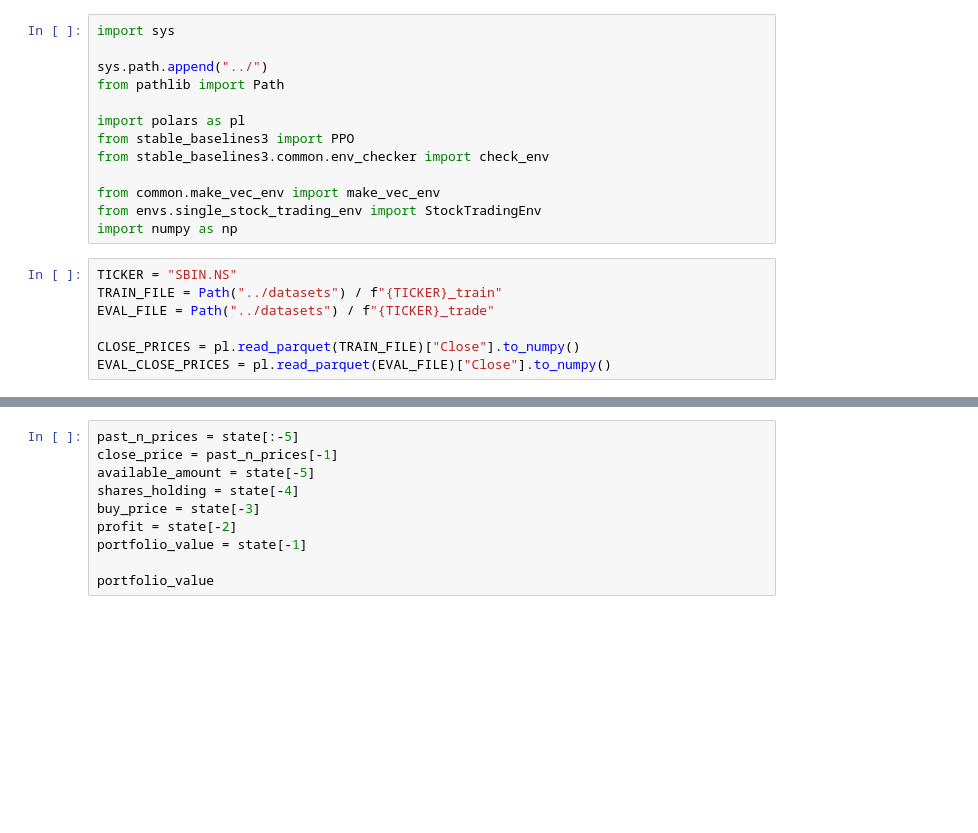
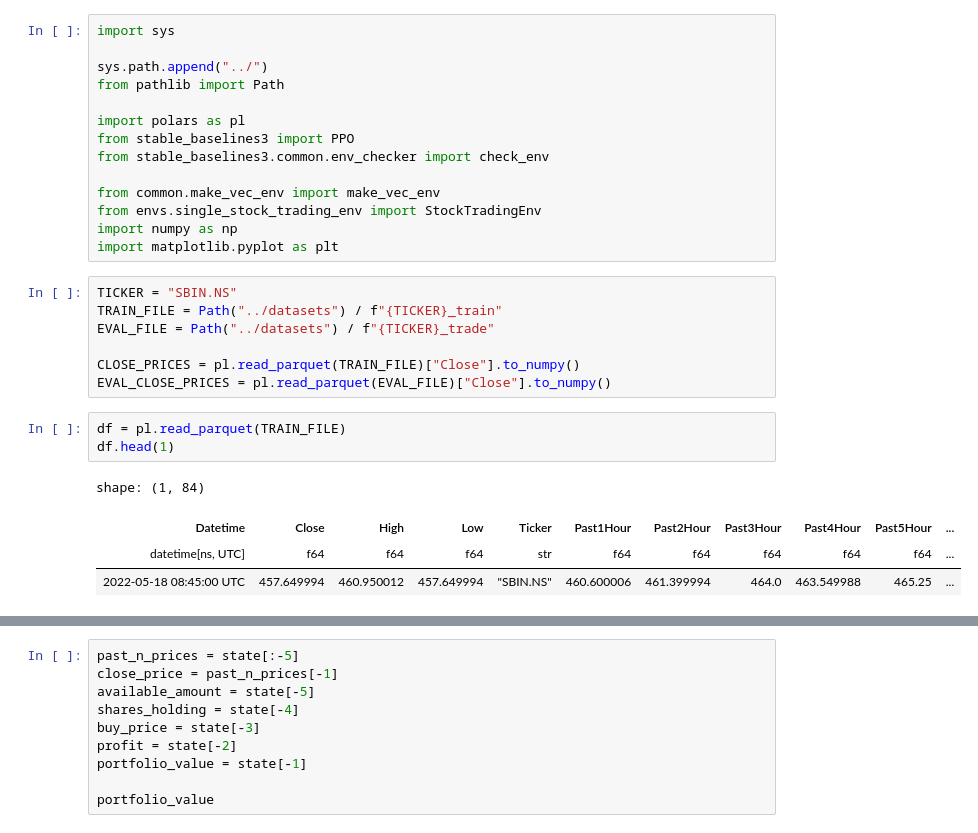
Before and after one commit to xaviruvpadhiyar98/trading-rl, a Jupyter notebook: notebooks/debug_env.ipynb, the cells around one changed output, grey strips where cells are left out. Saved outputs shown, nothing was run; the diff lists cells and outputs as text; blank space fills up the shorter version.

```diff
--- a/notebooks/debug_env.ipynb
+++ b/notebooks/debug_env.ipynb
@@ -11,6 +11,7 @@ from stable_baselines3.common.env_checker import check_env
 from common.make_vec_env import make_vec_env
 from envs.single_stock_trading_env import StockTradingEnv
 import numpy as np
+import matplotlib.pyplot as plt
 # %%
 TICKER = "SBIN.NS"
 TRAIN_FILE = Path("../datasets") / f"{TICKER}_train"
@@ -18,3 +19,11 @@ EVAL_FILE = Path("../datasets") / f"{TICKER}_trade"
 
 CLOSE_PRICES = pl.read_parquet(TRAIN_FILE)["Close"].to_numpy()
 EVAL_CLOSE_PRICES = pl.read_parquet(EVAL_FILE)["Close"].to_numpy()
+# %%
+df = pl.read_parquet(TRAIN_FILE)
+df.head(1)
+# %% [output]
+shape: (1, 84)
+| Datetime | Close | High | Low | Ticker | Past1Hour | Past2Hour | Past3Hour | Past4Hour | Past5Hour | ... |
+| datetime[ns, UTC] | f64 | f64 | f64 | str | f64 | f64 | f64 | f64 | f64 | ... |
+| 2022-05-18 08:45:00 UTC | 457.649994 | 460.950012 | 457.649994 | "SBIN.NS" | 460.600006 | 461.399994 | 464.0 | 463.549988 | 465.25 | ... |
```
Also changed, not shown: parts of 13 cells of this notebook, 9 other files.
